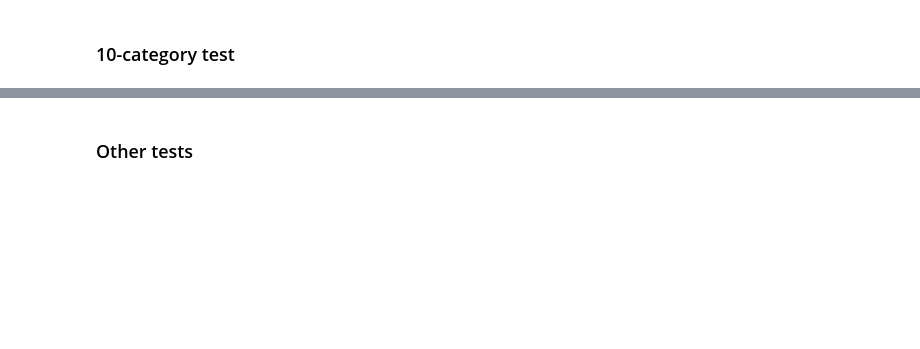
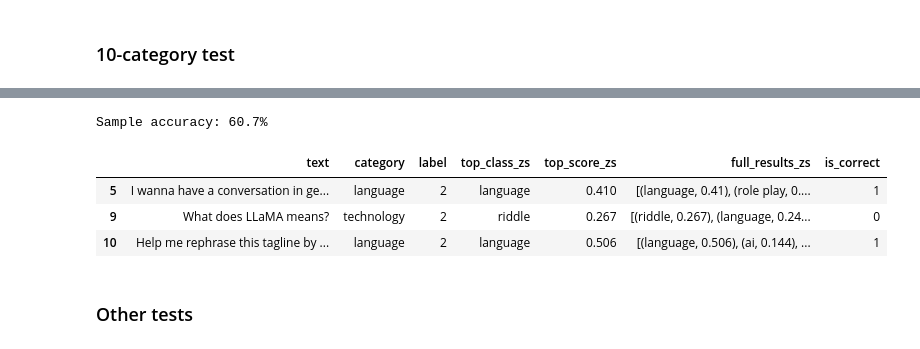
Before and after one commit to reddgr/zero-shot-text-classification, a Jupyter notebook: 03-prompt-classifier-finetuning.ipynb, the cells around one changed output, grey strips where cells are left out. Saved outputs shown, nothing was run; the diff lists cells and outputs as text; code cells hidden in the pictures; blank space fills up the shorter version.

Commit message:
test dataset edits

```diff
--- a/03-prompt-classifier-finetuning.ipynb
+++ b/03-prompt-classifier-finetuning.ipynb
@@ -398,3 +386,21 @@ zs_test_metrics_ft = zs_classifier_finetuned.test_zs_predictions(test_entailment
+# %%
+df_testing = test_entailments_df.copy()
+df_testing_zs = zs_classifier_finetuned.classify_dataframe_column(df_testing, target_column = 'text', feature_suffix = 'zs')
+# Add a column to indicate if the prediction was correct
+df_testing_zs['is_correct'] = (
+    df_testing_zs['category'] == df_testing_zs['top_class_zs']
+).astype(int)
+# Calculate accuracy of the sample:
+sample_accuracy = df_testing_zs['is_correct'].mean() * 100
+print(f"Sample accuracy: {sample_accuracy:.1f}%")
+display(df_testing_zs.head(3))
+df_testing.to_csv('csv/10c-test.csv', index=False)
+# %% [output]
+Sample accuracy: 60.7%
+|  | text | category | label | top_class_zs | top_score_zs | full_results_zs | is_correct |
+| 5 | I wanna have a conversation in ge... | language | 2 | language | 0.410 | [(language, 0.41), (role play, 0.... | 1 |
+| 9 | What does LLaMA means? | technology | 2 | riddle | 0.267 | [(riddle, 0.267), (language, 0.24... | 0 |
+| 10 | Help me rephrase this tagline by ... | language | 2 | language | 0.506 | [(language, 0.506), (ai, 0.144), ... | 1 |
 # %% [markdown]
 ### Other tests
 # %%
```
Also changed, not shown: parts of 11 cells of this notebook, 3 other files.
